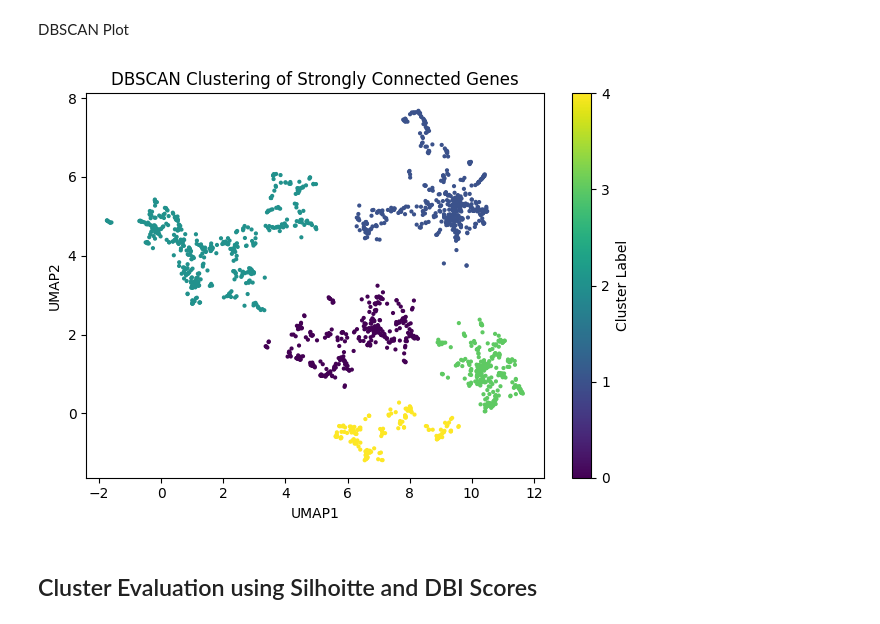
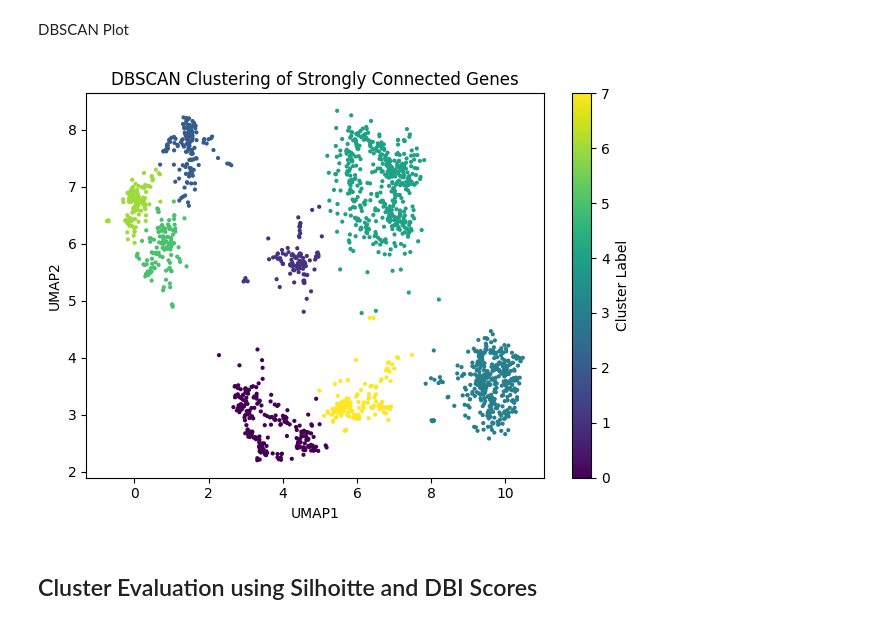
Before and after one commit to msureil/DiffCoRank, a Jupyter notebook: DiffCoRank_Final_Notebook.ipynb, the cells around one changed output. Drawn from its saved outputs; the diff is of its cells as text; code cells hidden in the pictures.

```diff
--- a/DiffCoRank_Final_Notebook.ipynb
+++ b/DiffCoRank_Final_Notebook.ipynb
@@ -795,18 +785,29 @@ def compute_TOM_distance(D):
     return TOMdist
 # %%
-def compute_adjacency(corrs, cap=1):
+def compute_adjacency(corrs, cap=1, threshold=0.03):
 
     os.makedirs("resultsandplots", exist_ok=True)
 
-    x1 = np.copy(corrs['C1'])
-    x2 = np.copy(corrs['C2'])
-    x1[x1 < 0.001] = 0
-    x2[x2 < 0.001] = 0
+    #x1 = np.copy(corrs['C1'])
+    #x2 = np.copy(corrs['C2'])
+    #x1[x1 < 0.001] = 0
+    #x2[x2 < 0.001] = 0
 
-    A = np.abs(x1 - x2)
-    A[A > cap] = cap #Using cap = 1
-    A /= cap #Scaling to [0,1]
-    np.fill_diagonal(A, 1.0)
+    #A = np.abs(x1 - x2)
+    #A[A > cap] = cap #Using cap = 1
+    #A /= cap #Scaling to [0,1]
+
+    C1 = corrs['C1'].copy()
+    C2 = corrs['C2'].copy()
+    C1[C1< threshold] = 0
+    C2[C2< threshold] = 0
+    A_diff = np.abs(C1 - C2)
+    #A_diff[A_diff < threshold] = 0
+
+
+
+    A = np.clip(A_diff,0,cap)/cap    #Clipping at cap=1 and Scaling
+    np.fill_diagonal(A, 1.0)    #Diagonal is set to 1.
 
     #histogram of log(A)
     plt.figure()
@@ -824,9 +825,9 @@ def compute_adjacency(corrs, cap=1):
 
     return {
         'cap': cap,
-        'Adj': A,        #Adj Difference Matrix
+        'Adj': A,        #Adj Matrix
         'TOMdist': TOMdist  #NxN matrix of topological-overlap distances
     }
 
-adSC = compute_adjacency(corrsSC, cap=1)  #Here, adSC['Adj'] will be the Adj Difference Matrix and adsc['TOMdist'] is the TOM. We will use this TOM for UMAP
+adSC = compute_adjacency(corrsSC, cap=1, threshold=0.03)  #Here, adSC['Adj'] will be the Adj Difference Matrix and adsc['TOMdist'] is the TOM. We will use this TOM for UMAP
 # %% [output]
@@ -890,7 +891,7 @@ def density_cluster(umap_embedding, eps, min_samples, min_mod_size, merge0=True)
     for m in unique_labels:
         cluster_size = np.sum(mods == m)
         if cluster_size <= min_mod_size:
-            mods[mods == m] = -1  # Mark these points as noise
+            mods[mods == m] = -1  #Mark these points as noise
 
     #If merge0=True, assign noise points to the nearest cluster
     if merge0:
@@ -912,35 +913,35 @@ def density_cluster(umap_embedding, eps, min_samples, min_mod_size, merge0=True)
         label_map[old_label] = i
 
 
     new_mods = []
     for label in mods:
         if label == -1:
             new_mods.append(-1)
         else:
             new_mods.append(label_map[label])
     mods = np.array(new_mods, dtype=int)
 
     return mods
 
 
-modsSC = density_cluster( umapSC, eps=0.6, min_samples=20, min_mod_size=50, merge0=True)
+modsSC = density_cluster( umapSC, eps=0.3, min_samples=13, min_mod_size=50, merge0=True)
 
 sc = plt.scatter(umapSC['x'], umapSC['y'], c=modsSC, cmap='viridis', s=4)
 plt.title('DBSCAN Clustering of Strongly Connected Genes')
 plt.xlabel('UMAP1')
 plt.ylabel('UMAP2')
 
 
 
 cbar = plt.colorbar(sc, ticks=np.unique(modsSC))
 cbar.set_label('Cluster Label')
 cbar.ax.set_yticklabels([str(int(c)) if c != -1 else 'Noise' for c in np.unique(modsSC)])
 
 plt.tight_layout()
 plt.savefig("resultsandplots/umap+dbscan plot.png", dpi=600)
 plt.show()
 # %% [output]
-[figure, old version]
+[figure, new version]
 # %% [markdown]
 Cluster Evaluation using Silhoitte and DBI Scores
 ---
```
Also changed, not shown: parts of 14 cells of this notebook.
